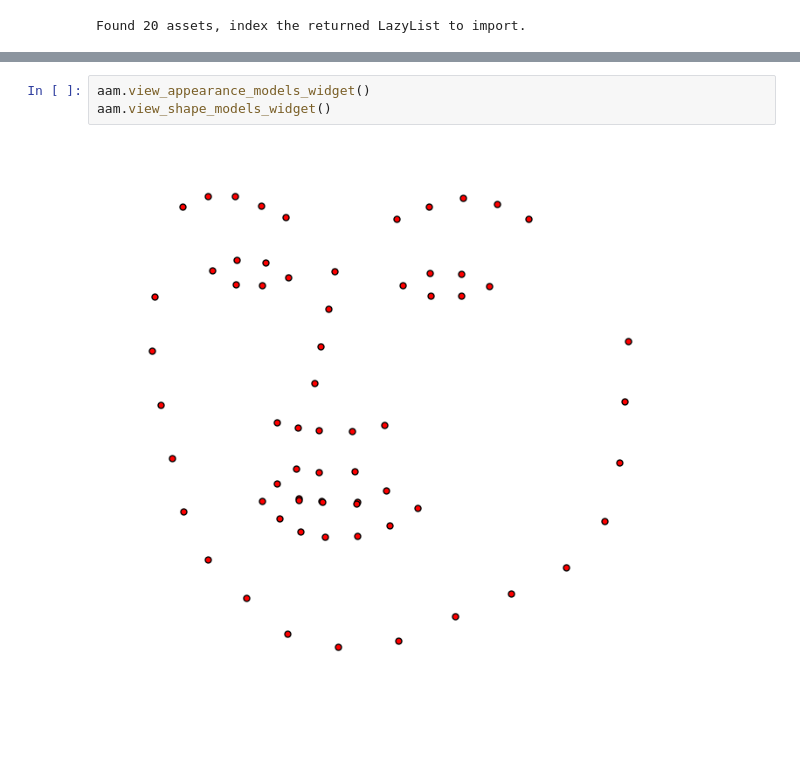
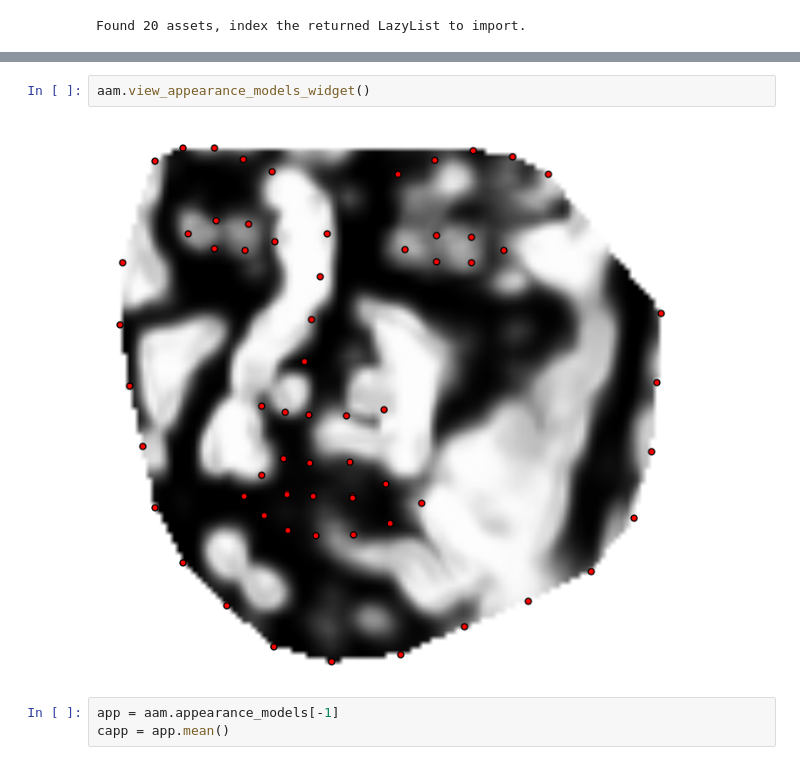
Before and after one commit to chequet/pain-face, a Jupyter notebook: aam4.ipynb, the cells around one changed output, grey strips where cells are left out. Cells and saved outputs as stored; diff of their text form; blank space fills up the shorter version.

Commit message:
CAPP sorted

```diff
--- a/aam4.ipynb
+++ b/aam4.ipynb
@@ -26,6 +26,8 @@ aam = HolisticAAM(training_images, group='landmarks', diagonal=150,
   - Scale 1: Doneding appearance model
 # %%
 aam.view_appearance_models_widget()
-aam.view_shape_models_widget()
 # %% [output]
-[figure, old version]
+[figure, new version]
+# %%
+app = aam.appearance_models[-1]
+capp = app.mean()
```
Also changed, not shown: parts of 2 cells of this notebook.
